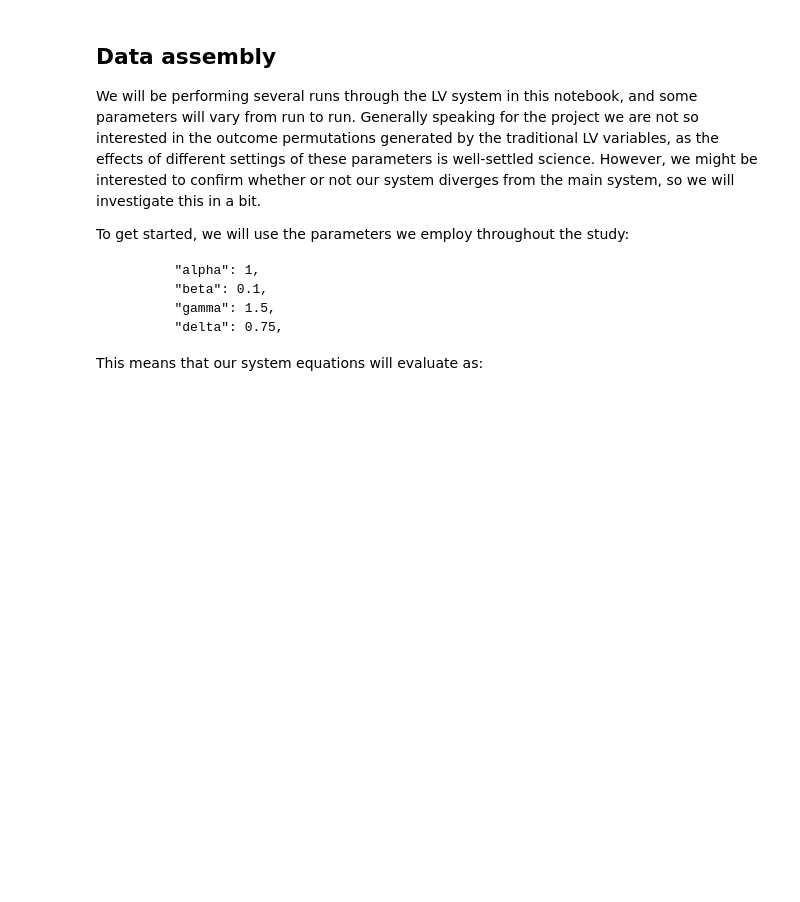
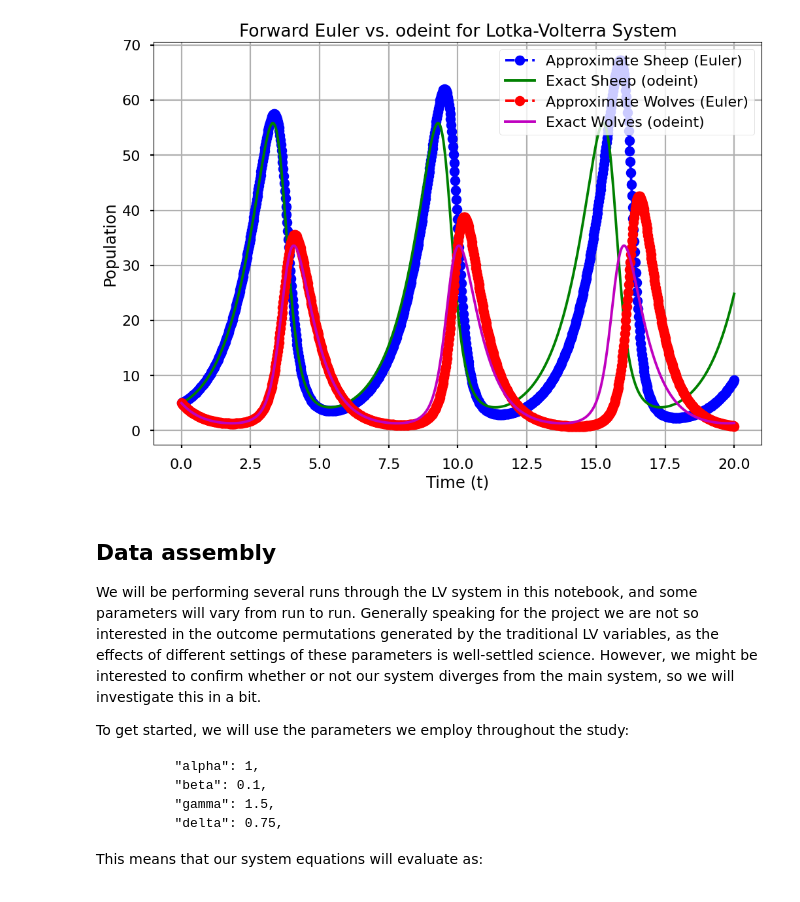
Before and after one commit to peterdresslar/do-android-wolves-dream-of-electric-sheep, a Jupyter notebook: notebooks/validation.ipynb, the cells around one changed output. Cells and saved outputs as stored; diff of their text form; code cells hidden in the pictures; blank space fills up the shorter version.

```diff
--- a/notebooks/validation.ipynb
+++ b/notebooks/validation.ipynb
@@ -53,0 +70,94 @@ The implementation of discretized systems is widely discussed and debated in sim
+# %%
+import numpy as np
+import matplotlib.pyplot as plt
+import scipy.integrate as integrate
+
+# The reference function: modified LV.
+def reference_function(x, t, alpha, beta, gamma, delta):  # noqa
+    # Note the omission of theta
+    s, w = x
+    ds_dt = alpha * s - beta * s * w
+    dw_dt = -gamma * w + beta * delta * s * w
+    return [ds_dt, dw_dt]
+
+def partial_reference_function(x, t, alpha, beta, gamma, delta):  # noqa
+    # Note the omission of theta
+    s, w = x
+    ds_dt = alpha * s - beta * s * w
+    dw_dt = -gamma * w + beta * delta * s * w
+    return [ds_dt, dw_dt]
+# %%
+
+
+# The forward Euler solver, based on:
+# https://pythonnumericalmethods.studentorg.berkeley.edu/notebooks/chapter22.03-The-Euler-Method.html
+def forward_euler_solver(initial_conditions, dt, max_step, a, b, c, d):
+    # Deal with time and initiailize the solution array
+    t = np.arange(0, max_step + dt, dt)  # all the steps to max_step counting from 0
+
+    # The referenced code works on one variable/one equation, here we simply need two state arrays.
+    s = np.zeros(len(t))
+    w = np.zeros(len(t))
+    s[0] = initial_conditions[0]
+    w[0] = initial_conditions[1]
+
+    # since we have two functions in our system, we need to split them into their own lambda functions.
+    f_s = lambda t, s, w: a * s - b * s * w             # noqa
+    f_w = lambda t, s, w: -c * w + b * d * s * w        # noqa
+    # note: autonomous functions, t is not actually used to process.
+
+    # Here is the code from the referenced notebook. We need to do this twice, basically
+    # for i in range(0, len(t) - 1):
+    # s[i + 1] = s[i] + h*f(t[i], s[i])
+    # note that our dt is h!
+
+    for i in range(0, len(t) - 1):
+        s[i + 1] = s[i] + dt*f_s(t[i], s[i], w[i])
+        w[i + 1] = w[i] + dt*f_w(t[i], s[i], w[i])
+
+    return t, s, w
+
+
+# Model parameters from notebook
+alpha = 1.0
+beta = 1.0
+gamma = 1.0
+delta = 1.0
+s_start = 5
+w_start = 5
+dt = 0.02
+max_step = 20 # steps = 1000
+
+# Time array
+t = np.arange(0, max_step + dt, dt)
+
+# 1. Get approximate solution from our Forward Euler solver
+t_euler, s_euler, w_euler = forward_euler_solver([s_start, w_start], dt, max_step, alpha, beta, gamma, delta)
+
+# 2. Get "exact" solution from SciPy's odeint
+# Note: The reference_function needs to be defined in a previous cell
+solution = integrate.odeint(reference_function, [s_start, w_start], t, args=(alpha, beta, gamma, delta))
+s_exact = solution[:,0]
+w_exact = solution[:,1]
+
+
+# 3. Plot the results
+plt.style.use('seaborn-v0_8-poster')
+plt.figure(figsize = (12, 8))
+
+# Plot sheep populations
+plt.plot(t_euler, s_euler, 'bo--', label='Approximate Sheep (Euler)')
+plt.plot(t, s_exact, 'g-', label='Exact Sheep (odeint)')
+
+# Plot wolf populations
+plt.plot(t_euler, w_euler, 'ro--', label='Approximate Wolves (Euler)')
+plt.plot(t, w_exact, 'm-', label='Exact Wolves (odeint)')
+
+plt.title('Forward Euler vs. odeint for Lotka-Volterra System')
+plt.xlabel('Time (t)')
+plt.ylabel('Population')
+plt.grid()
+plt.legend(loc='upper right')
+plt.show()
+# %% [output]
+[figure, added]
```
Also changed, not shown: parts of 5 cells of this notebook.
